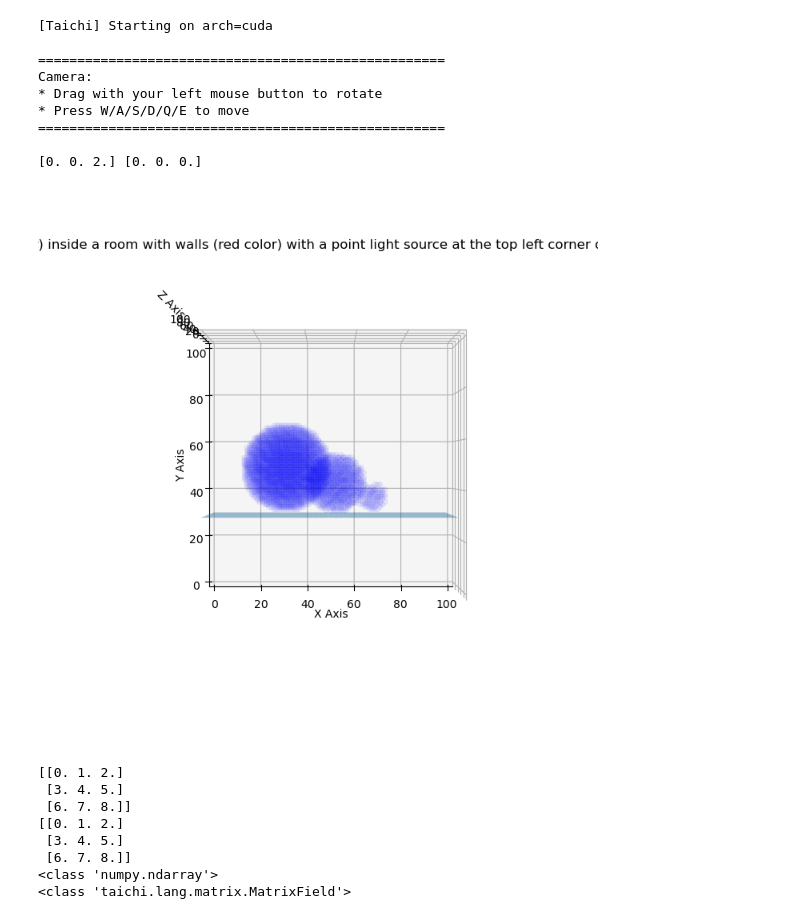
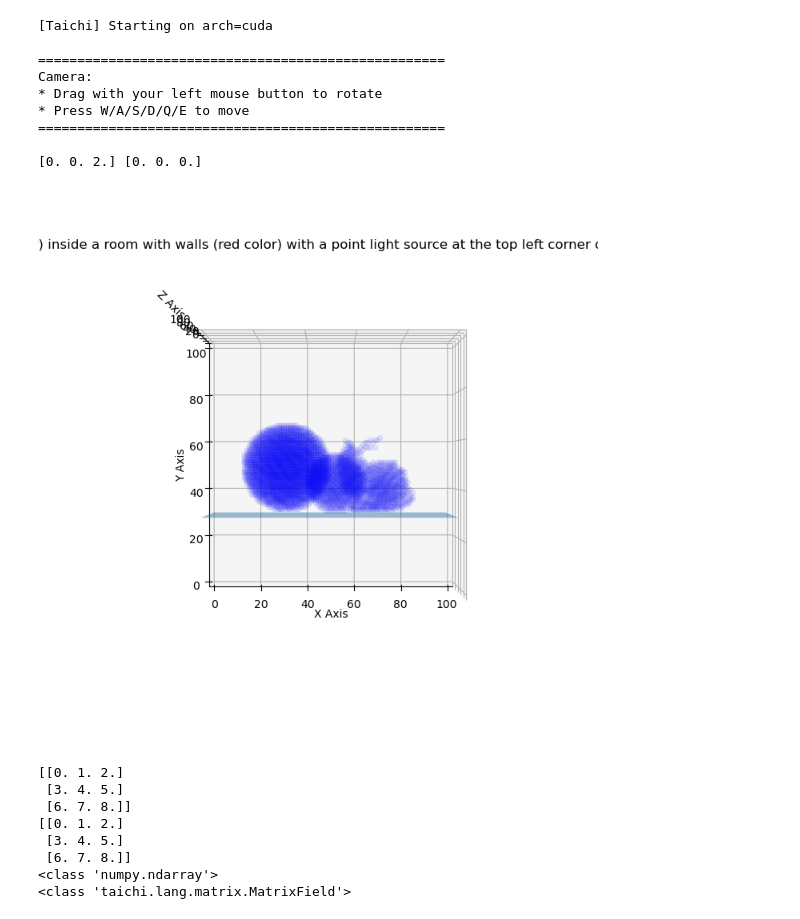
Before and after one commit to swirling-wind/Eikonal-Voxel-Rendering, a Jupyter notebook: main.ipynb, the cells around one changed output. Cells and saved outputs as stored; diff of their text form; code cells hidden in the pictures.

Commit message:
Import bunny along with its IOR

```diff
--- a/main.ipynb
+++ b/main.ipynb
@@ -58,24 +54,31 @@ plt.show()
 # %%
 @ti.func
-def add_pokeball(r, pad, origin, color, mat):
+def add_ball(r: ti.i32, pad: ti.i32, origin: tm.vec3, color: tm.vec3, mat: ti.i8):
     for i, j, k in ti.ndrange((-r-pad, r+pad), (-r-pad, r+pad), (-r-pad, r+pad)):
         xyz = ivec3(i, j, k)
         if xyz.dot(xyz) < r**2:
             scene.set_voxel(vec3(i, j, k) + origin, mat, color, ior=1.5)
 
 @ti.func
-def origin_y(largest, r):
+def add_bunny(origin: tm.vec3, color: tm.vec3, mat: ti.i8):
+    for i, j, k in ti.ndrange(NUM_X, NUM_Y, NUM_Z):
+        if bunny_field[i, j, k] == 1:
+            scene.set_voxel(vec3(i, j, k) + origin, mat, color, ior=1.5)
+
+@ti.func
+def origin_y(largest: int, r: int):
     return -(largest-r)-1
 
-# MAT_LAMBERTIAN = 1
-# MAT_LIGHT = 2
+# Material LAMBERTIAN = 1
+# Material LIGHT = 2
 @ti.kernel
 def initialize_voxels():
-    add_pokeball(largest_r, 1, vec3(-18, origin_y(largest_r, largest_r), 0), RED, 1)
-    add_pokeball(medium_r, 1, vec3(2, origin_y(largest_r, medium_r), 24), BLUE, 1)
-    add_pokeball(small_r, 1, vec3(17, origin_y(largest_r, small_r), -2), WHITE, 1)
+    add_ball(largest_r, 1, vec3(-18, origin_y(largest_r, largest_r), 0), RED, 1)
+    add_ball(medium_r, 1, vec3(2, origin_y(largest_r, medium_r), 30), BLUE, 1)
+    # add_ball(small_r, 1, vec3(17, origin_y(largest_r, small_r), -7), WHITE, 1)
+    add_bunny(vec3(3, -18, -6), WHITE, 1)
 
-def floor_h(largest):
+def floor_h(largest: int):
     return -1 / 64 * (largest + 1)  #  +1 to make balls float a bit above the floor
 
 largest_r = 18
@@ -86,6 +89,10 @@ BLACK, WHITE, YELLOW, PINK = vec3(0, 0, 0), vec3(1, 1, 1), vec3(1,1,0), vec3(1,0
 RED, BLUE, PURPLE = vec3(0.9, 0, 0.1), vec3(0, 0.5, 1), vec3(0.2, 0.2, 0.6)
 
 scene = Scene(exposure=1)
+
+bunny_field = ti.field(dtype=ti.u8, shape=(NUM_X, NUM_Y, NUM_Z))
+bunny_field.from_numpy(bunny_voxels)
+
 scene.set_directional_light((0, 1, 0), 0.2, (1, 1, 1))
 scene.set_background_color((1, 1, 1))
 scene.set_floor(height=floor_height, color=(1, 1, 1))
@@ -103,52 +110,51 @@ Camera:
 [0. 0. 2.] [0. 0. 0.]
 # %%
 testor = scene.get_ior_grid()
-num_x, num_y, num_z = testor.shape
 
-def show_ior_field(ior_field, initial_wavefront_positions, initial_wavefront_directions):
+def show_ior_field(ior_field: np.ndarray, initial_wavefront_positions: list[np.ndarray], initial_wavefront_directions: list[np.ndarray]):
     # clear previous plot
     plt.close("all")
 
     fig = plt.figure(figsize=(7, 7))
     ax = fig.add_subplot(111, projection='3d')
     ax.set_box_aspect([1,1,1])
-    ax.set_xlim(0, num_x)
-    ax.set_ylim(0, num_y)
-    ax.set_zlim(0, num_z)
+    ax.set_xlim(0, NUM_X)
+    ax.set_ylim(0, NUM_Y)
+    ax.set_zlim(0, NUM_Z)
     # initial_pos_np = initial_wavefront_positions.cpu().numpy()
     # initial_dir_np = initial_wavefront_directions.cpu().numpy()
 
     # subsample_indices = np.arange(0, initial_wavefront_positions.shape[0], 3000)  # Subsampling data points
     # ax.quiver(initial_pos_np[subsample_indices, 0], initial_pos_np[subsample_indices, 1], initial_pos_np[subsample_indices, 2],
     #             initial_dir_np[subsample_indices, 0], initial_dir_np[subsample_indices, 1], initial_dir_np[subsample_indices, 2], color='g')
 
 
     # Regular sampling for the sphere
     x_points_sphere, y_points_sphere, z_points_sphere = np.where(ior_field == 1.5)
-    subsample_step_sphere = max(1, len(x_points_sphere) // 3000)  # Adjust the number to control the number of points
+    subsample_step_sphere = max(1, len(x_points_sphere) // 4000)  # Adjust the number to control the number of points
     subsample_indices_sphere = np.arange(0, len(x_points_sphere), subsample_step_sphere)
-    ax.scatter(x_points_sphere[subsample_indices_sphere], y_points_sphere[subsample_indices_sphere], z_points_sphere[subsample_indices_sphere], color='blue', alpha=0.06)
+    ax.scatter(x_points_sphere[subsample_indices_sphere], y_points_sphere[subsample_indices_sphere], z_points_sphere[subsample_indices_sphere], color='blue', alpha=0.08)
 
     # Regular sampling for the walls
     # x_points_wall, y_points_wall, z_points_wall = np.where(ior_field == materials['wall']['ior'])
     # subsample_step_wall = max(1, len(x_points_wall) // 5000)  # Adjust the number to control the number of points
     # subsample_indices_wall = np.arange(0, len(x_points_wall), subsample_step_wall)
     # ax.scatter(x_points_wall[subsample_indices_wall], y_points_wall[subsample_indices_wall], z_points_wall[subsample_indices_wall], color='red', alpha=0.1)
 
     ax.set_title("Glass Sphere (blue color) inside a room with walls (red color) with a point light source at the top left corner of the room (green arrows)")
     ax.set_xlabel('X Axis')
     ax.set_ylabel('Y Axis')
     ax.set_zlabel('Z Axis')
     ax.view_init(elev=90, azim=-90)
 
-    xx, zz = np.meshgrid(np.arange(num_x), np.arange(num_z))
-    yy = np.ones_like(xx) * (-floor_height) * num_y
+    xx, zz = np.meshgrid(np.arange(NUM_X), np.arange(NUM_Z))
+    yy = np.ones_like(xx) * (-floor_height) * NUM_Y
     ax.plot_surface(xx, yy, zz, alpha=0.5)
     plt.show()
 
 show_ior_field(testor, [], [])
 # %% [output]
-[figure, old version]
+[figure, new version]
 # %%
 x = ti.field(float, shape=(3, 3))
 a = np.arange(9).reshape(3, 3).astype(np.int32)
```
Also changed, not shown: parts of 4 cells of this notebook, 1 other file.
